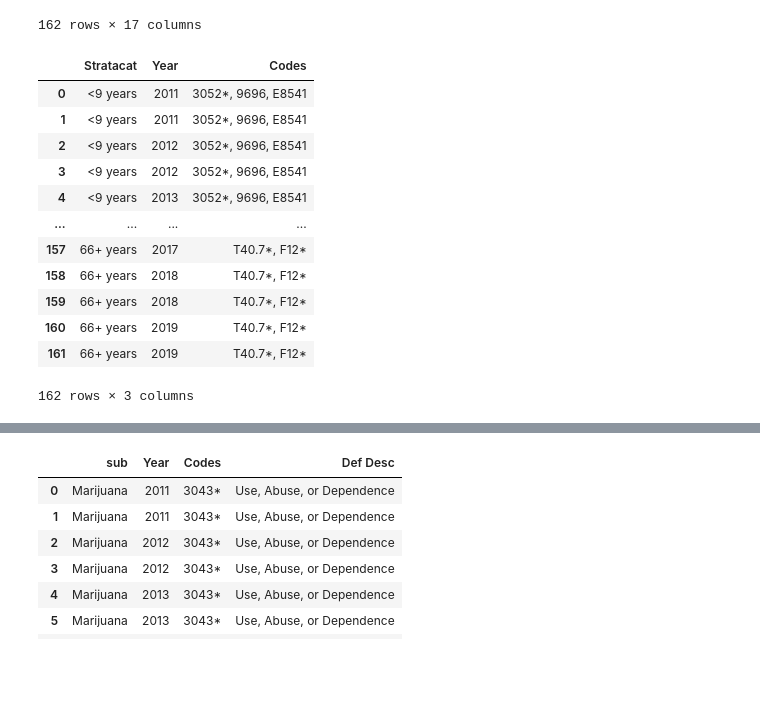
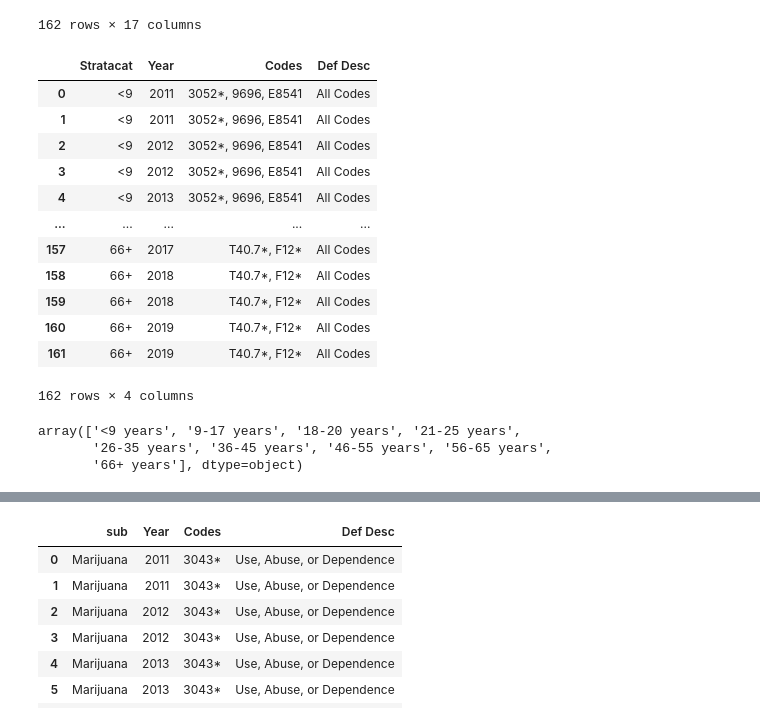
Before and after one commit to jtmcginley123/project-one, a Jupyter notebook: data/jackie_cleaning.ipynb, the cells around one changed output, grey strips where cells are left out. Saved outputs shown, nothing was run; the diff lists cells and outputs as text; code cells hidden in the pictures; blank space fills up the shorter version.

```diff
--- a/data/jackie_cleaning.ipynb
+++ b/data/jackie_cleaning.ipynb
@@ -30,22 +30,29 @@ df
 | 161 | 66+ years | 2019 | Emergency Department | T40.7*, F12* | All Codes | 1 | Discharges |  | Crude | ... |
 162 rows × 17 columns
 # %%
-df_clean = df[['Stratacat', 'Year', 'Codes']]
+df_clean = df[['Stratacat','Year', 'Codes', 'Def Desc']]
+df_clean['Stratacat']=df_clean['Stratacat'].str.replace('years', '')
 df_clean
 # %% [output]
-|  | Stratacat | Year | Codes |
-| 0 | <9 years | 2011 | 3052*, 9696, E8541 |
-| 1 | <9 years | 2011 | 3052*, 9696, E8541 |
-| 2 | <9 years | 2012 | 3052*, 9696, E8541 |
-| 3 | <9 years | 2012 | 3052*, 9696, E8541 |
-| 4 | <9 years | 2013 | 3052*, 9696, E8541 |
-| ... | ... | ... | ... |
-| 157 | 66+ years | 2017 | T40.7*, F12* |
-| 158 | 66+ years | 2018 | T40.7*, F12* |
-| 159 | 66+ years | 2018 | T40.7*, F12* |
-| 160 | 66+ years | 2019 | T40.7*, F12* |
-| 161 | 66+ years | 2019 | T40.7*, F12* |
+|  | Stratacat | Year | Codes | Def Desc |
+| 0 | <9 | 2011 | 3052*, 9696, E8541 | All Codes |
+| 1 | <9 | 2011 | 3052*, 9696, E8541 | All Codes |
+| 2 | <9 | 2012 | 3052*, 9696, E8541 | All Codes |
+| 3 | <9 | 2012 | 3052*, 9696, E8541 | All Codes |
+| 4 | <9 | 2013 | 3052*, 9696, E8541 | All Codes |
+| ... | ... | ... | ... | ... |
+| 157 | 66+ | 2017 | T40.7*, F12* | All Codes |
+| 158 | 66+ | 2018 | T40.7*, F12* | All Codes |
+| 159 | 66+ | 2018 | T40.7*, F12* | All Codes |
+| 160 | 66+ | 2019 | T40.7*, F12* | All Codes |
+| 161 | 66+ | 2019 | T40.7*, F12* | All Codes |
-162 rows × 3 columns
+162 rows × 4 columns
+# %%
+df_clean['Stratacat'].unique()
+# %% [output]
+array(['<9 years', '9-17 years', '18-20 years', '21-25 years',
+       '26-35 years', '36-45 years', '46-55 years', '56-65 years',
+       '66+ years'], dtype=object)
 # %%
 # Import the necessary libraries for reading csv files
 import os
```
